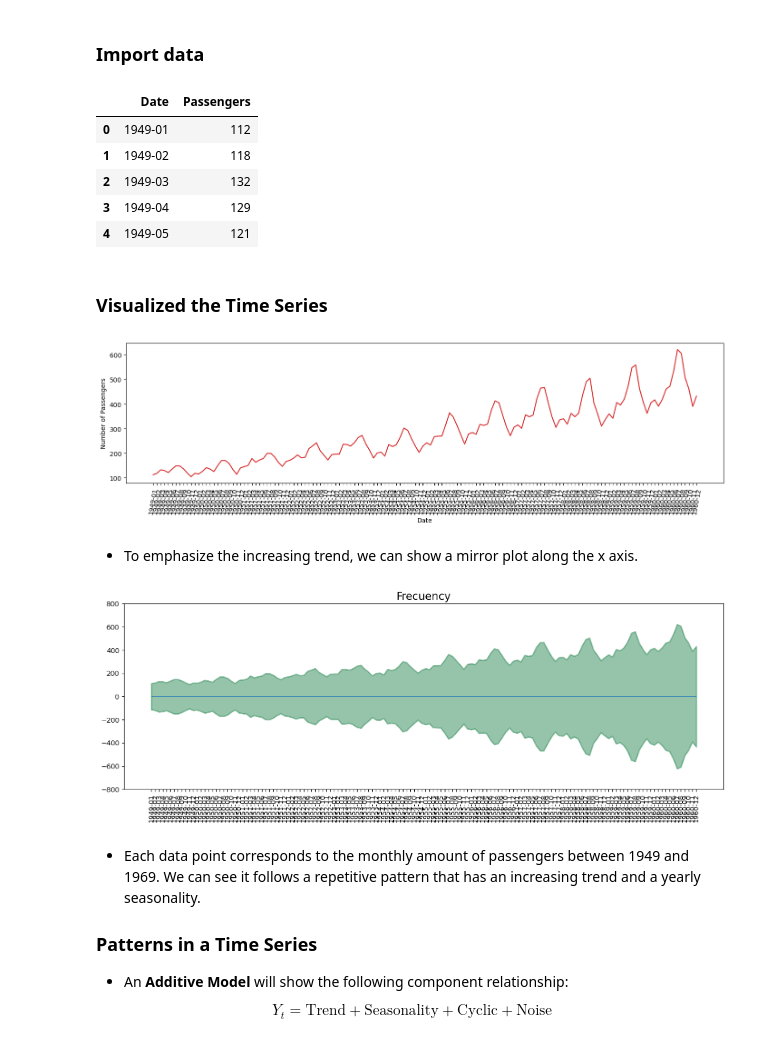
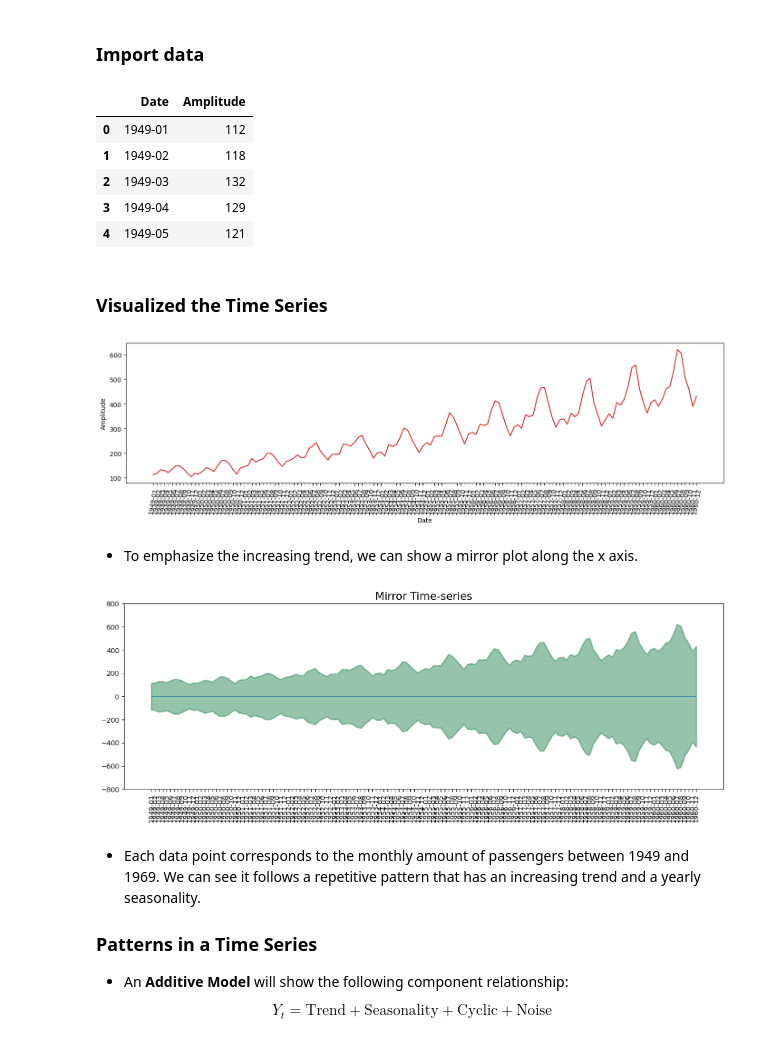
Before and after one commit to nicolasbp87/time_series, a Jupyter notebook: TIME_SERIES_ANALYSIS_INTRODUCTION.ipynb, the cells around one changed output. Saved outputs shown, nothing was run; the diff lists cells and outputs as text; code cells hidden in the pictures.

```diff
--- a/TIME_SERIES_ANALYSIS_INTRODUCTION.ipynb
+++ b/TIME_SERIES_ANALYSIS_INTRODUCTION.ipynb
@@ -60,10 +60,10 @@ import os
 ### Import data
 # %%
 df = pd.read_csv('data/AirPassengers.csv')
-df.columns = ['Date', 'Passengers']
+df.columns = ['Date', 'Amplitude']
 df.head()
 # %% [output]
-|  | Date | Passengers |
+|  | Date | Amplitude |
 | 0 | 1949-01 | 112 |
 | 1 | 1949-02 | 118 |
 | 2 | 1949-03 | 132 |
@@ -73,32 +73,32 @@ df.head()
 ### Visualized the Time Series
 # %%
 # define a function that will be re-used
-def plot_ts(df, x, y, title = '', xlabel = 'Date', ylabel = 'Number of Passengers', dpi = 100):
+def plot_ts(df, x, y, title = '', xlabel = 'Date', ylabel = 'Amplitude', dpi = 100):
     plt.figure(figsize=(17,4), dpi = dpi)
     plt.plot(x,y,color='tab:red')
     plt.gca().set(title=title, xlabel=xlabel, ylabel=ylabel)
     plt.xticks(rotation=80)
     plt.show()
 # %%
-plot_ts(df, x=df['Date'], y=df['Passengers'])
+plot_ts(df, x=df['Date'], y=df['Amplitude'])
 # %% [output]
-[figure, old version]
+[figure, new version]
 # %% [markdown]
 * To emphasize the increasing trend, we can show a mirror plot along the x axis.
 # %%
 x = df['Date'].values
-y1 = df['Passengers'].values
+y1 = df['Amplitude'].values
 
 # Plot
 fig, ax = plt.subplots(1, 1, figsize=(16,5), dpi= 120)
 plt.fill_between(x, y1=y1, y2=-y1, alpha=0.5, linewidth=2, color='seagreen')
 plt.ylim(-800, 800)
-plt.title('Frecuency', fontsize=16)
+plt.title('Mirror Time-series', fontsize=16)
 plt.hlines(y=0, xmin=np.min(df['Date']), xmax=np.max(df['Date']), linewidth=.5)
 plt.xticks(rotation=90)
 plt.show()
 # %% [output]
-[figure, old version]
+[figure, new version]
 # %% [markdown]
 * Each data point corresponds to the monthly amount of passengers between 1949 and 1969. We can see it follows a repetitive pattern that has an increasing trend and a yearly seasonality.
 
```
Also changed, not shown: parts of 9 cells of this notebook.
